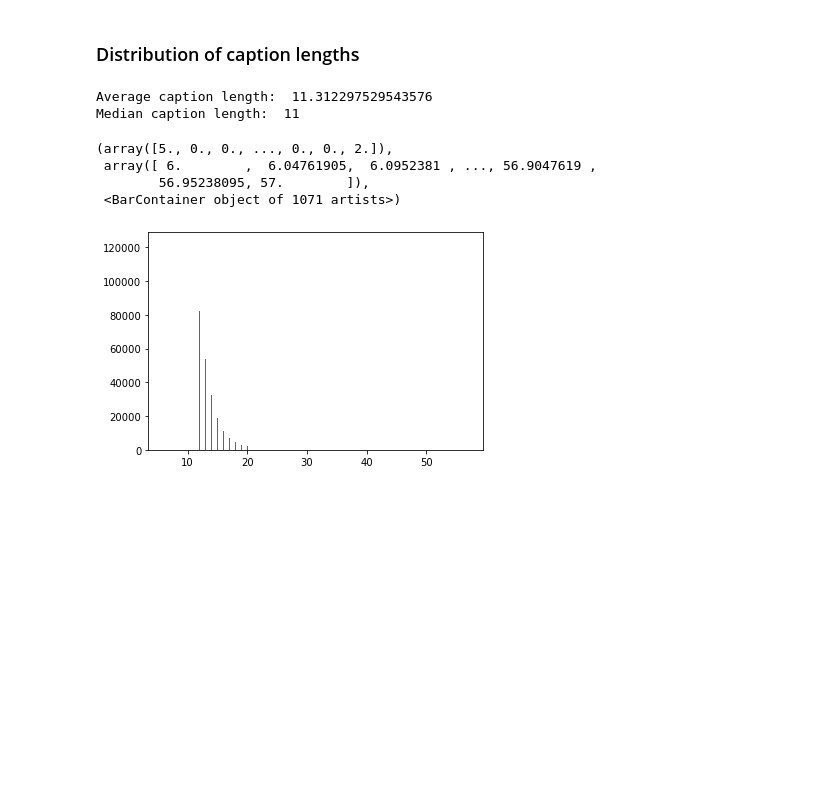
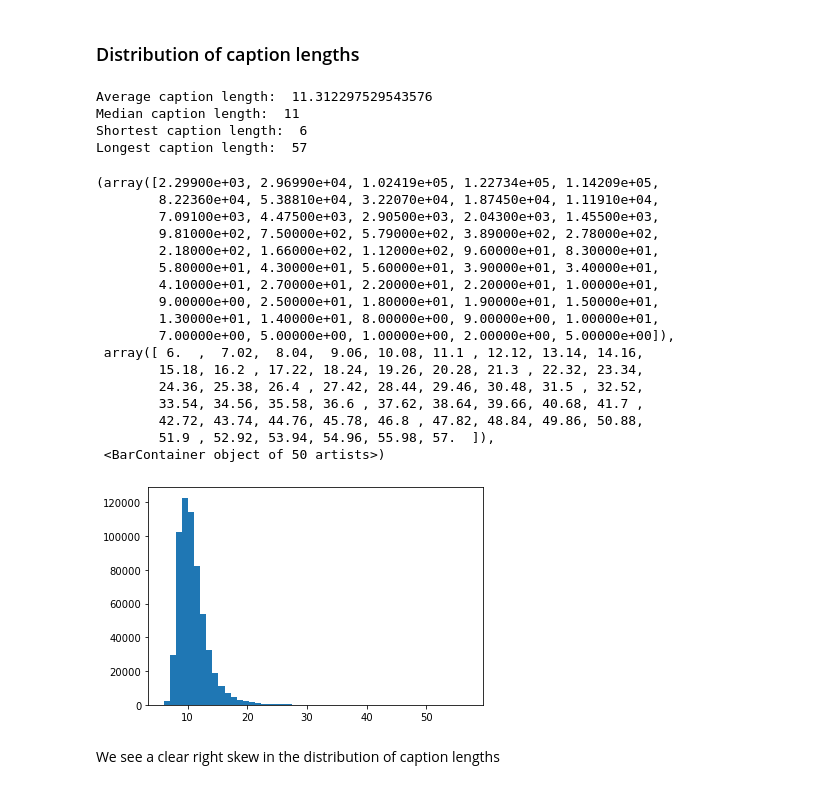
Before and after one commit to MikeAgb/ml-project, a Jupyter notebook: ml-project.ipynb, the cells around one changed output. Drawn from its saved outputs; the diff is of its cells as text; code cells hidden in the pictures; blank space fills up the shorter version.

Commit message:
added some caption analysis

```diff
--- a/ml-project.ipynb
+++ b/ml-project.ipynb
@@ -302,19 +302,37 @@ print(sorted_counts[0:50])
 # %%
 import statistics
 lengths = []
 for captions in preprocessed_train_captions.values():
     for caption in captions:
         lengths.append(len(caption)-2)
 
 print("Average caption length: ", sum(lengths)/len(lengths))
 print("Median caption length: ", statistics.median(lengths))
-
-plt.hist(lengths, bins='auto')
+print("Shortest caption length: ", min(lengths))
+print("Longest caption length: ", max(lengths))
+plt.hist(lengths, bins=50)
 # %% [output]
 Average caption length:  11.312297529543576
 Median caption length:  11
+Shortest caption length:  6
+Longest caption length:  57
-(array([5., 0., 0., ..., 0., 0., 2.]),
- array([ 6.        ,  6.04761905,  6.0952381 , ..., 56.9047619 ,
-        56.95238095, 57.        ]),
- <BarContainer object of 1071 artists>)
+(array([2.29900e+03, 2.96990e+04, 1.02419e+05, 1.22734e+05, 1.14209e+05,
+        8.22360e+04, 5.38810e+04, 3.22070e+04, 1.87450e+04, 1.11910e+04,
+        7.09100e+03, 4.47500e+03, 2.90500e+03, 2.04300e+03, 1.45500e+03,
+        9.81000e+02, 7.50000e+02, 5.79000e+02, 3.89000e+02, 2.78000e+02,
+        2.18000e+02, 1.66000e+02, 1.12000e+02, 9.60000e+01, 8.30000e+01,
+        5.80000e+01, 4.30000e+01, 5.60000e+01, 3.90000e+01, 3.40000e+01,
+        4.10000e+01, 2.70000e+01, 2.20000e+01, 2.20000e+01, 1.00000e+01,
+        9.00000e+00, 2.50000e+01, 1.80000e+01, 1.90000e+01, 1.50000e+01,
+        1.30000e+01, 1.40000e+01, 8.00000e+00, 9.00000e+00, 1.00000e+01,
+        7.00000e+00, 5.00000e+00, 1.00000e+00, 2.00000e+00, 5.00000e+00]),
+ array([ 6.  ,  7.02,  8.04,  9.06, 10.08, 11.1 , 12.12, 13.14, 14.16,
+        15.18, 16.2 , 17.22, 18.24, 19.26, 20.28, 21.3 , 22.32, 23.34,
+        24.36, 25.38, 26.4 , 27.42, 28.44, 29.46, 30.48, 31.5 , 32.52,
+        33.54, 34.56, 35.58, 36.6 , 37.62, 38.64, 39.66, 40.68, 41.7 ,
+        42.72, 43.74, 44.76, 45.78, 46.8 , 47.82, 48.84, 49.86, 50.88,
+        51.9 , 52.92, 53.94, 54.96, 55.98, 57.  ]),
+ <BarContainer object of 50 artists>)
-[figure, old version]
+[figure, new version]
+# %% [markdown]
+We see a clear right skew in the distribution of caption lengths
```
